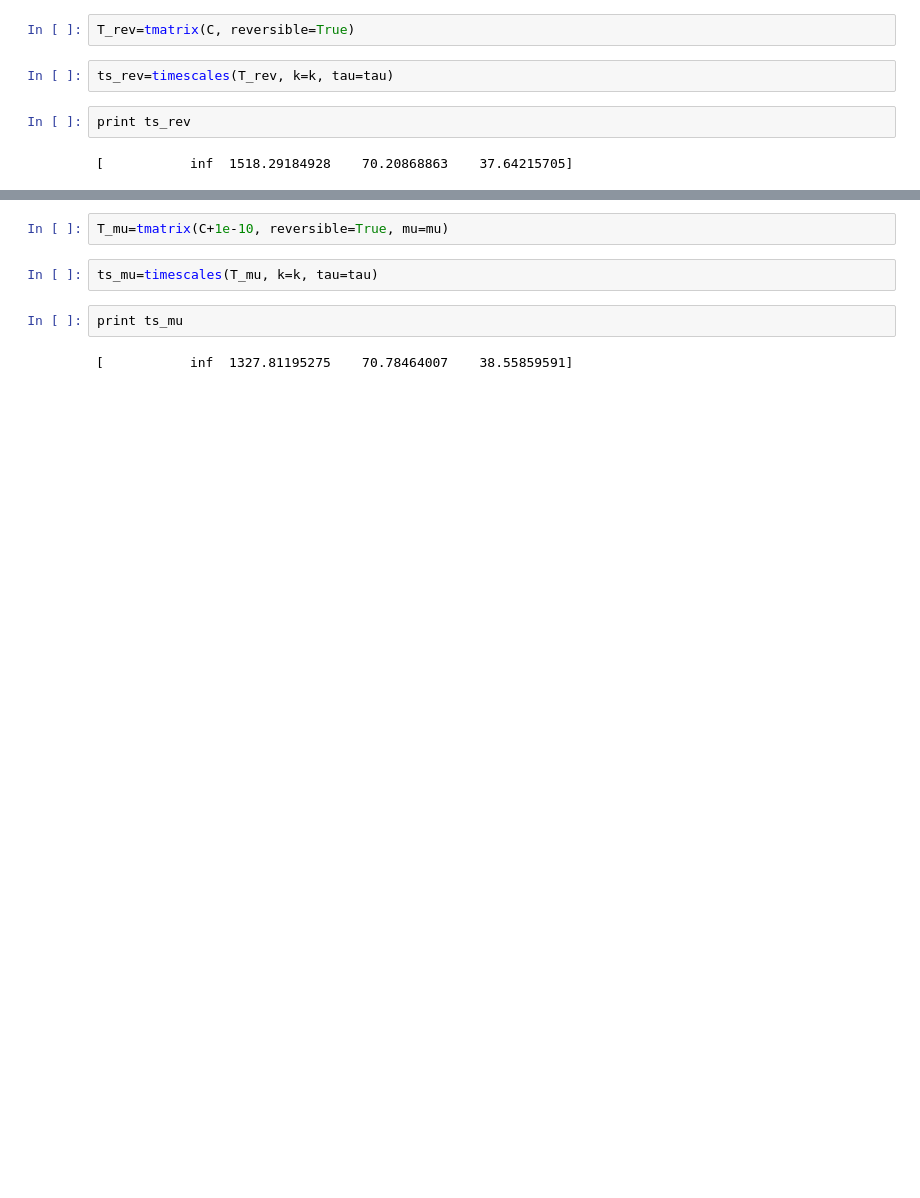
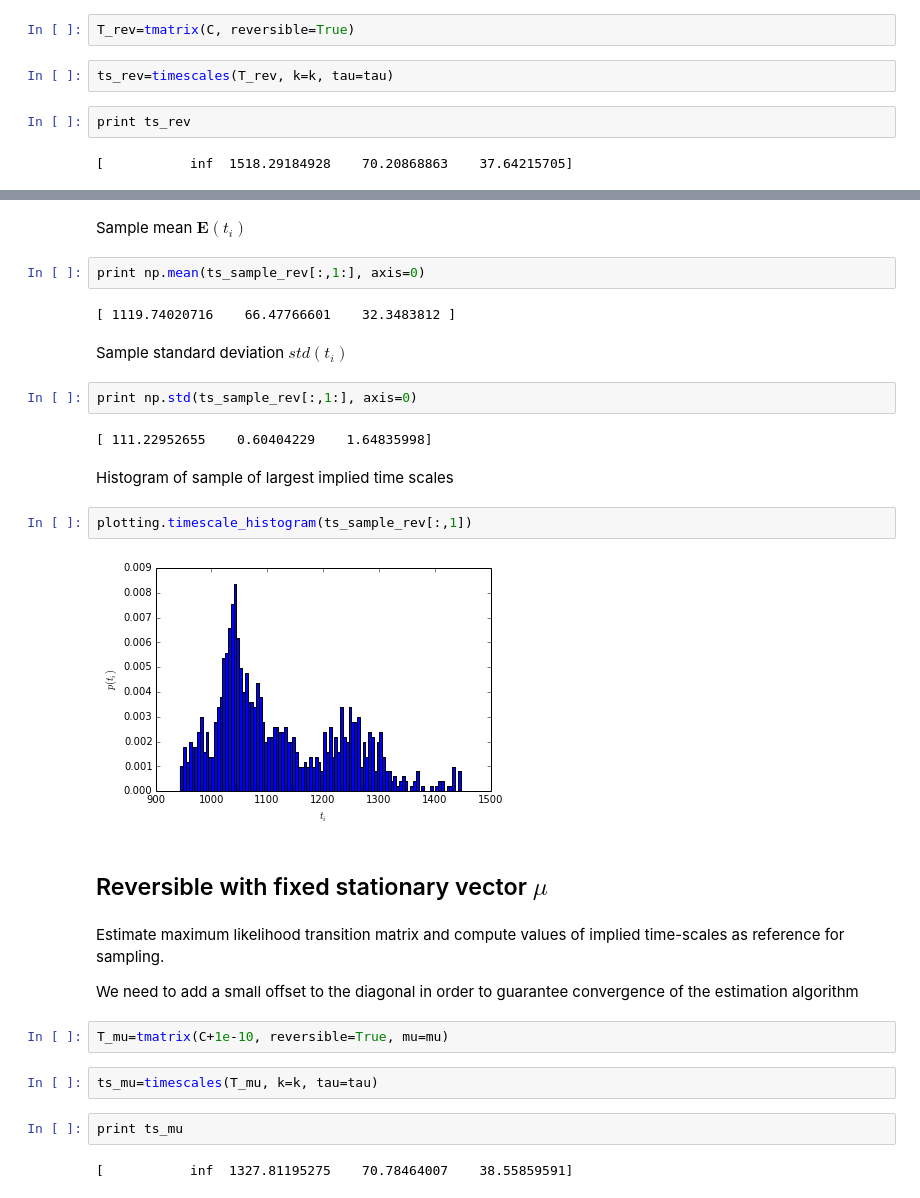
Before and after one commit to markovmodel/PyEMMA, a Jupyter notebook: ipython/analysis/sampling.ipynb, the cells around one changed output, grey strips where cells are left out. Saved outputs shown, nothing was run; the diff lists cells and outputs as text; blank space fills up the shorter version.

```diff
--- a/ipython/analysis/sampling.ipynb
+++ b/ipython/analysis/sampling.ipynb
@@ -67,3 +185,28 @@ print ts_rev
+# %% [markdown]
+Sample mean $\mathbf{E}(t_i)$
+# %%
+print np.mean(ts_sample_rev[:,1:], axis=0)
+# %% [output]
+[ 1119.74020716    66.47766601    32.3483812 ]
+# %% [markdown]
+Sample standard deviation $std(t_i)$
+# %%
+print np.std(ts_sample_rev[:,1:], axis=0)
+# %% [output]
+[ 111.22952655    0.60404229    1.64835998]
+# %% [markdown]
+Histogram of sample of largest implied time scales
+# %%
+plotting.timescale_histogram(ts_sample_rev[:,1])
+# %% [output]
+[figure, added]
+# %% [markdown]
+Reversible with fixed stationary vector $\mu$
+----------------------------------------------
+# %% [markdown]
+Estimate maximum likelihood transition matrix and compute values of implied time-scales as reference for sampling.
+
+We need to add a small offset to the diagonal in order to guarantee convergence of the estimation algorithm
 # %%
 T_mu=tmatrix(C+1e-10, reversible=True, mu=mu)
 # %%
```
Also changed, not shown: parts of 62 cells of this notebook.
